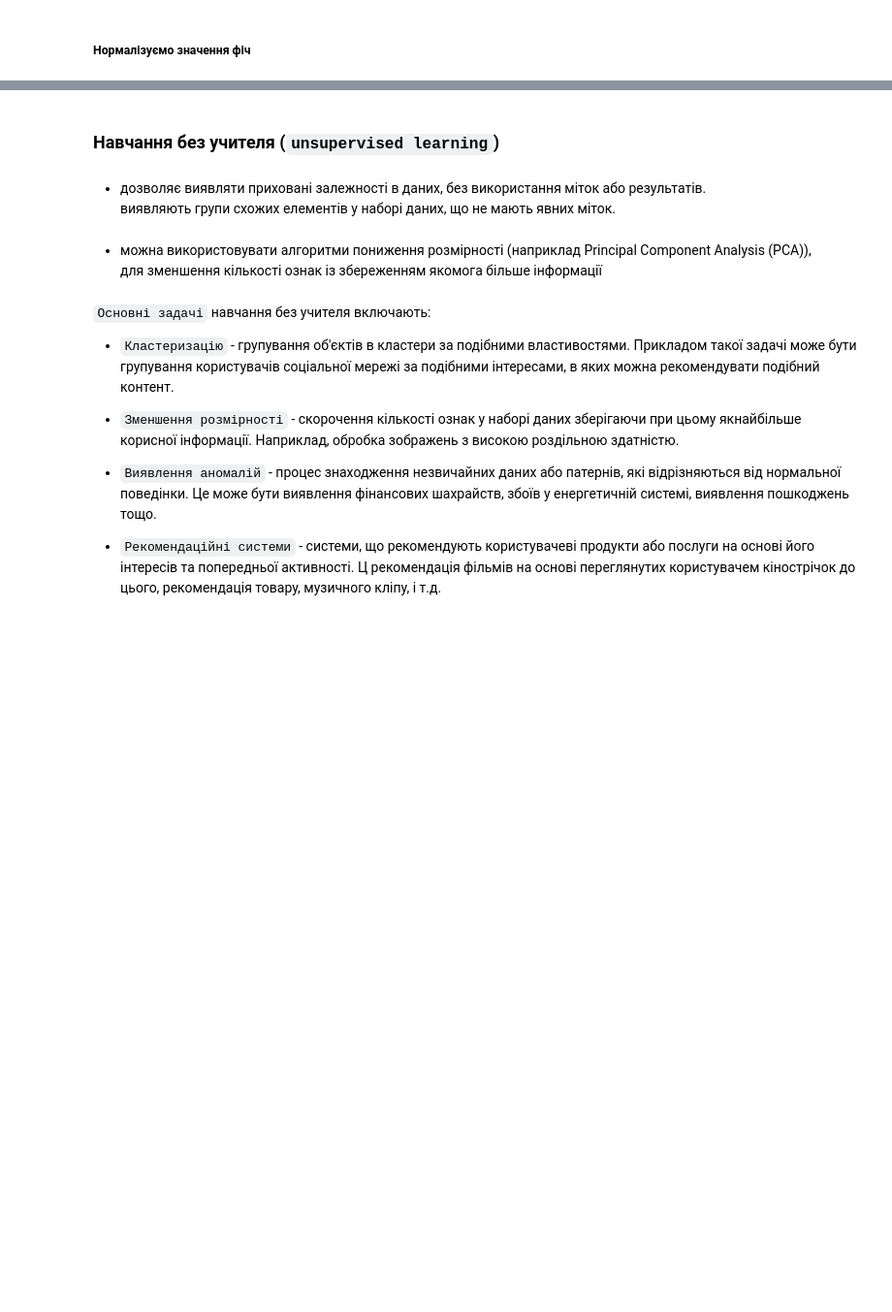
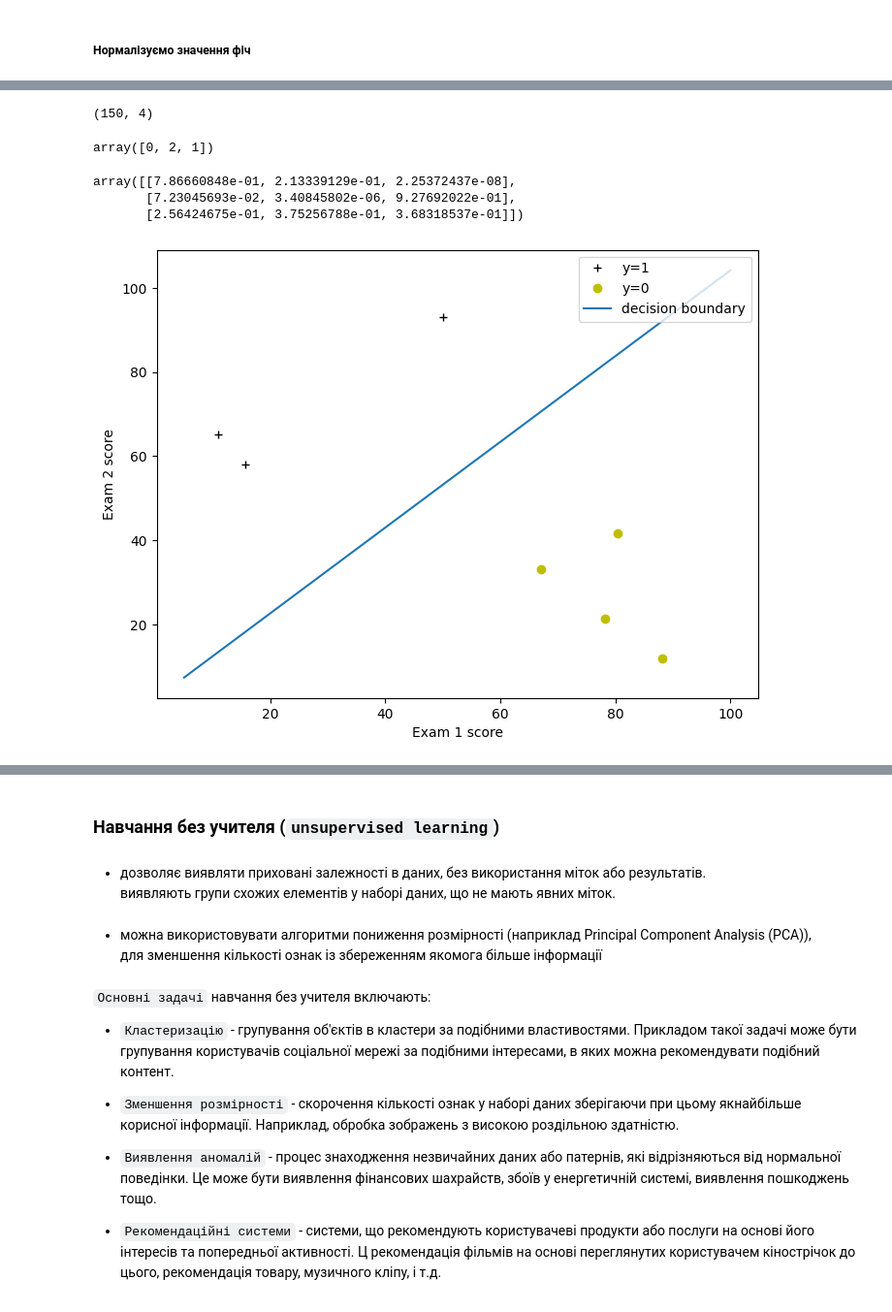
Before and after one commit to DenysTantsiura/datas, a Jupyter notebook: helps/datascience.ipynb, the cells around one changed output, grey strips where cells are left out. Shown at 97% size. Drawn from its saved outputs; the diff is of its cells as text; code cells hidden in the pictures; blank space fills up the shorter version.

```diff
--- a/helps/datascience.ipynb
+++ b/helps/datascience.ipynb
@@ -422,0 +649,10 @@ from sklearn.preprocessing import StandardScaler
+# %%
+from sklearn.datasets import load_iris
+from sklearn.linear_model import LogisticRegression
+
+
+X, y = load_iris(return_X_y=True)
+clf = LogisticRegression(penalty='l1', solver='liblinear', random_state=0).fit(X, y)
+
+# proba = probability
+clf.predict(X[:2, :]), clf.predict_proba(X[:2, :]), clf.score(X, y)
@@ -422,0 +664,67 @@ from sklearn.preprocessing import StandardScaler
+# %%
+X.shape
+# %% [output]
+(150, 4)
+# %%
+clf.predict([[5, 3, 1, 0], [7, 8, 8, 5], [1, 1, 1, 0.5]])
+# %% [output]
+array([0, 2, 1])
+# %%
+# probability for 0, 1, and 2 class
+clf.predict_proba([[5, 3, 1, 0], [7, 8, 8, 5], [1, 1, 1, 0.5]])
+# %% [output]
+array([[7.86660848e-01, 2.13339129e-01, 2.25372437e-08],
+       [7.23045693e-02, 3.40845802e-06, 9.27692022e-01],
+       [2.56424675e-01, 3.75256788e-01, 3.68318537e-01]])
+# %%
+"""
+w0 + w1 * x1 + w2 * x2 = 0
+y = k * x + b
+x2 = -w1 * x1 / w2 - w0 / w2
+
+# model = LogisticRegression()
+# model.fit(X_train, y_train)
+"""
+import matplotlib.pyplot as plt
+import numpy as np
+from sklearn.linear_model import LogisticRegression
+
+def load_data(filename):
+    data = np.loadtxt(filename, delimiter=',')
+    X = data[:, :2]
+    y = data[:, 2]
+    return X, y
+
+
+def plot_data(X, y, pos_label='y=1', neg_label='y=0'):
+    positive = y == 1
+    negative = y == 0
+
+    # Plot examples
+    plt.plot(X[positive, 0], X[positive, 1], 'k+', label=pos_label)
+    plt.plot(X[negative, 0], X[negative, 1], 'yo', label=neg_label)
+
+
+def decision_boundary(model: LogisticRegression, x: np.array) -> np.array:
+    w_0 = model.intercept_[0]
+    w_1 = model.coef_[0][0]
+    w_2 = model.coef_[0][1]
+
+    return -w_1 * x / w_2 - w_0 / w_2
+
+
+X_train, y_train = load_data('data.txt')
+x = np.linspace(5, 100, 100)
+
+model = LogisticRegression()
+model.fit(X_train, y_train)
+
+plt.figure(figsize=(8, 6))
+plot_data(X_train, y_train)
+plt.plot(x, decision_boundary(model, x), label='decision boundary')
+plt.ylabel('Exam 2 score')
+plt.xlabel('Exam 1 score')
+plt.legend(loc='upper right')
+plt.show()
+# %% [output]
+[figure, added]
```
Also changed, not shown: parts of 42 cells of this notebook.
